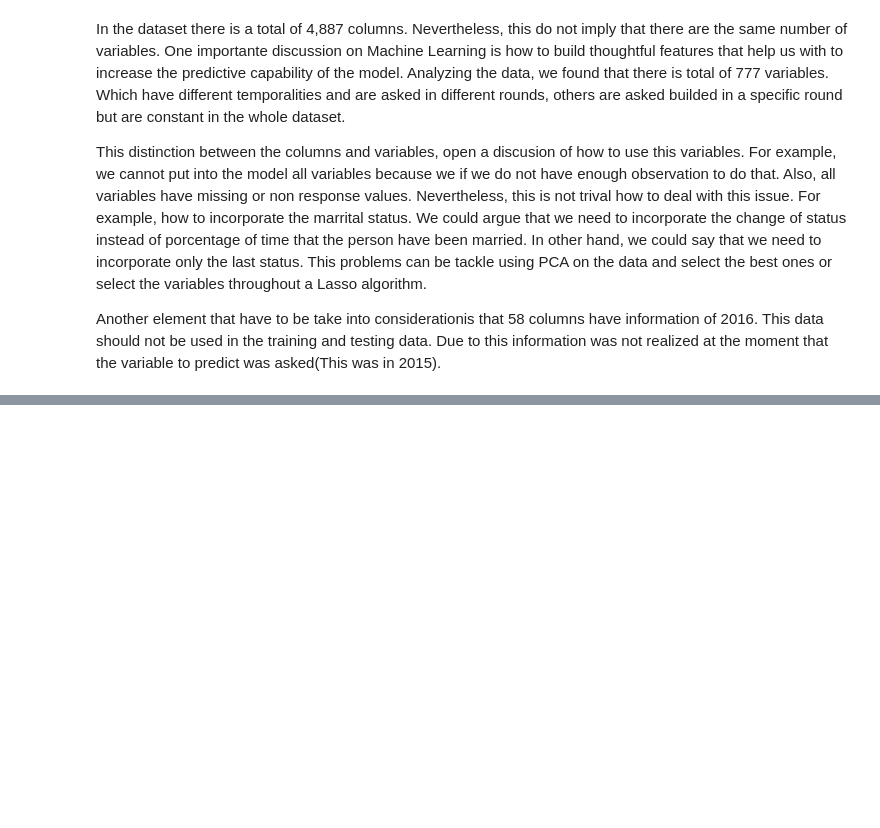
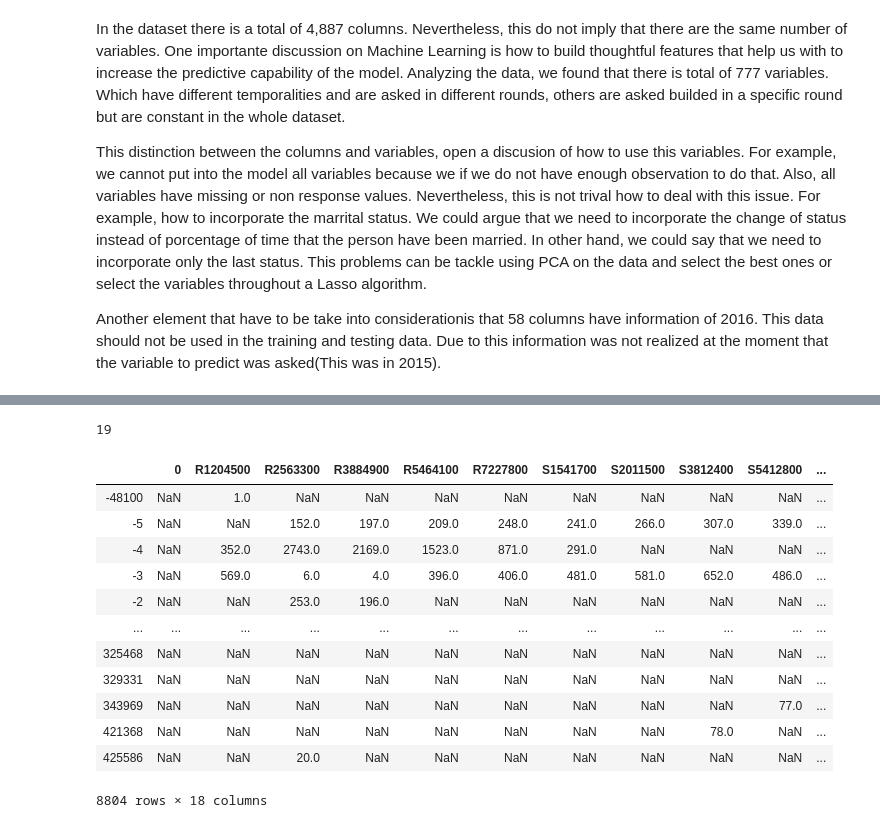
Before and after one commit to lucasmation/MLapp-yhat-challenge, a Jupyter notebook: Part1.ipynb, the cells around one changed output, grey strips where cells are left out. Saved outputs shown, nothing was run; the diff lists cells and outputs as text; code cells hidden in the pictures; blank space fills up the shorter version.

```diff
--- a/Part1.ipynb
+++ b/Part1.ipynb
@@ -170,0 +189,28 @@ Another element that have to be take into considerationis that 58 columns have i
+# %%
+income_vars2= ['R1204500',
+'R2563300',
+'R3884900',
+'R5464100',
+'R7227800',
+'S1541700',
+'S2011500',
+'S3812400',
+'S5412800',
+'S7513700',
+'T0014100',
+'T2016200',
+'T3606500',
+'T5206900',
+'T6656700',
+'T8129100',
+'U0008900']
+# %%
+income = data[income_vars]
+income_clean = income[(income['status of respond']=='Responded')]
+# %%
+income_clean = income[(income['status of respond']=='Responded')]
+# %%
+var = pd.Series()
+for i in income_vars2:
+    p=income_clean[i].value_counts()
+    var= pd.concat([var,p],axis=1)
@@ -170,0 +233,21 @@ Another element that have to be take into considerationis that 58 columns have i
+# %%
+p=list(range(1997,2015))
+len(p)
+# %% [output]
+19
+# %%
+var
+# %% [output]
+|  | 0 | R1204500 | R2563300 | R3884900 | R5464100 | R7227800 | S1541700 | S2011500 | S3812400 | S5412800 | ... |
+| -48100 | NaN | 1.0 | NaN | NaN | NaN | NaN | NaN | NaN | NaN | NaN | ... |
+| -5 | NaN | NaN | 152.0 | 197.0 | 209.0 | 248.0 | 241.0 | 266.0 | 307.0 | 339.0 | ... |
+| -4 | NaN | 352.0 | 2743.0 | 2169.0 | 1523.0 | 871.0 | 291.0 | NaN | NaN | NaN | ... |
+| -3 | NaN | 569.0 | 6.0 | 4.0 | 396.0 | 406.0 | 481.0 | 581.0 | 652.0 | 486.0 | ... |
+| -2 | NaN | NaN | 253.0 | 196.0 | NaN | NaN | NaN | NaN | NaN | NaN | ... |
+| ... | ... | ... | ... | ... | ... | ... | ... | ... | ... | ... | ... |
+| 325468 | NaN | NaN | NaN | NaN | NaN | NaN | NaN | NaN | NaN | NaN | ... |
+| 329331 | NaN | NaN | NaN | NaN | NaN | NaN | NaN | NaN | NaN | NaN | ... |
+| 343969 | NaN | NaN | NaN | NaN | NaN | NaN | NaN | NaN | NaN | 77.0 | ... |
+| 421368 | NaN | NaN | NaN | NaN | NaN | NaN | NaN | NaN | 78.0 | NaN | ... |
+| 425586 | NaN | NaN | 20.0 | NaN | NaN | NaN | NaN | NaN | NaN | NaN | ... |
+8804 rows × 18 columns
```
Also changed, not shown: parts of 23 cells of this notebook.
